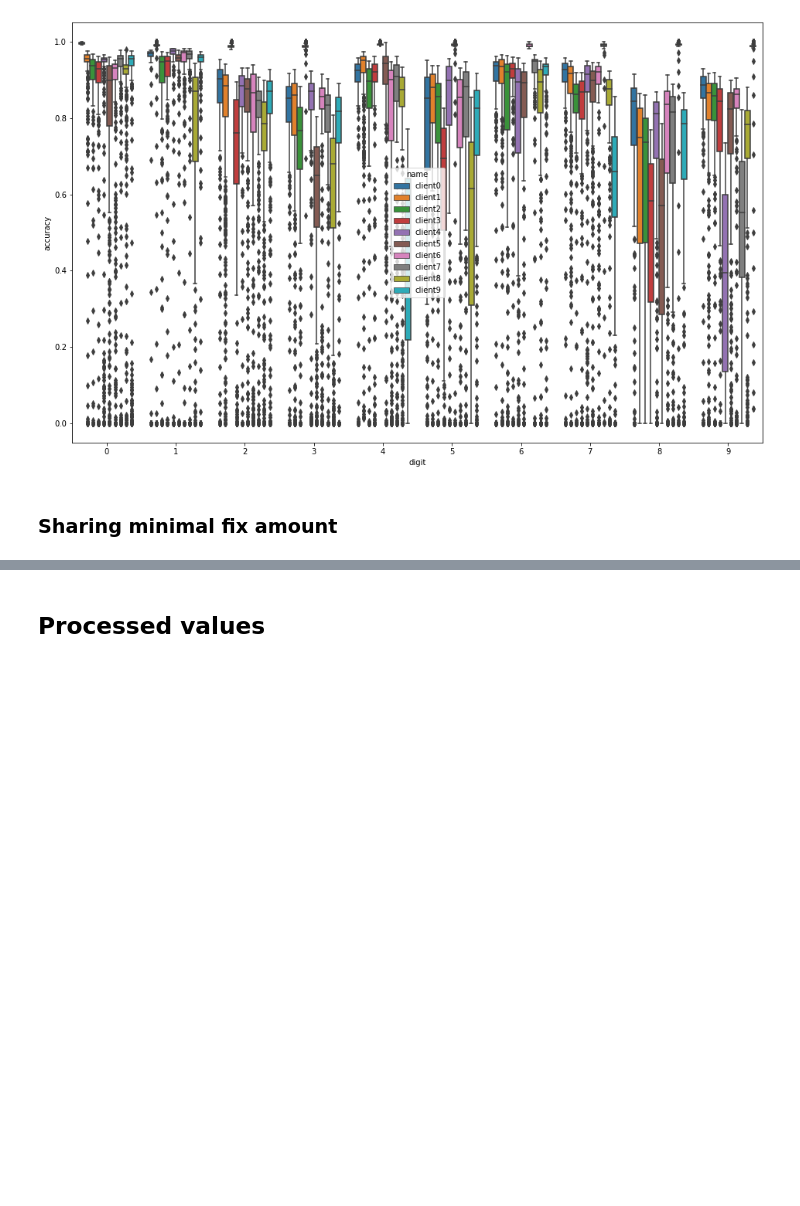
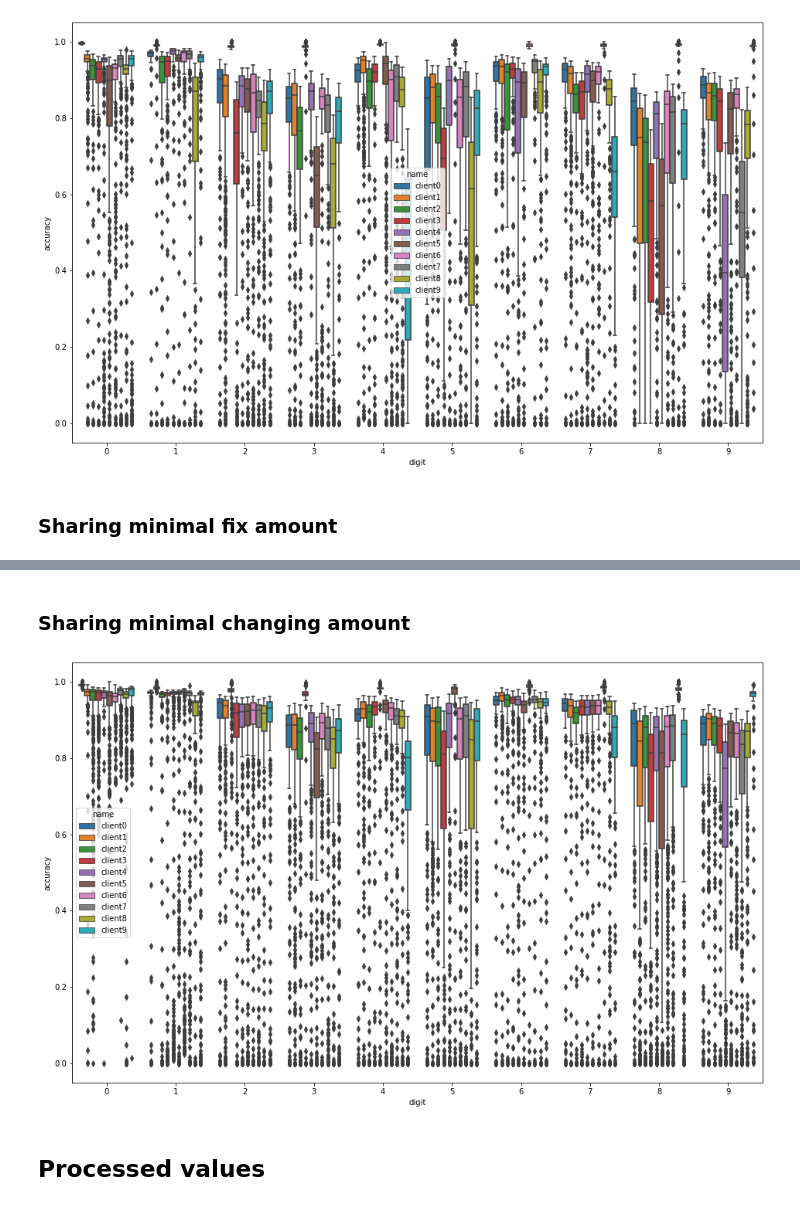
Before and after one commit to alelevente/FeLeSh, a Jupyter notebook: src/3_evaluation/adversarial_performance.ipynb, the cells around one changed output, grey strips where cells are left out. Saved outputs shown, nothing was run; the diff lists cells and outputs as text; code cells hidden in the pictures; blank space fills up the shorter version.

```diff
--- a/src/3_evaluation/adversarial_performance.ipynb
+++ b/src/3_evaluation/adversarial_performance.ipynb
@@ -55,3 +55,9 @@ plot_raw_accuracies("fed_fixshare")
+# %% [markdown]
+### Sharing minimal changing amount
+# %%
+plot_raw_accuracies("fed_changeshare")
+# %% [output]
+[figure, added]
 # %% [markdown]
 ## Processed values
 # %%
```
Also changed, not shown: parts of 3 cells of this notebook, 9 other files.
